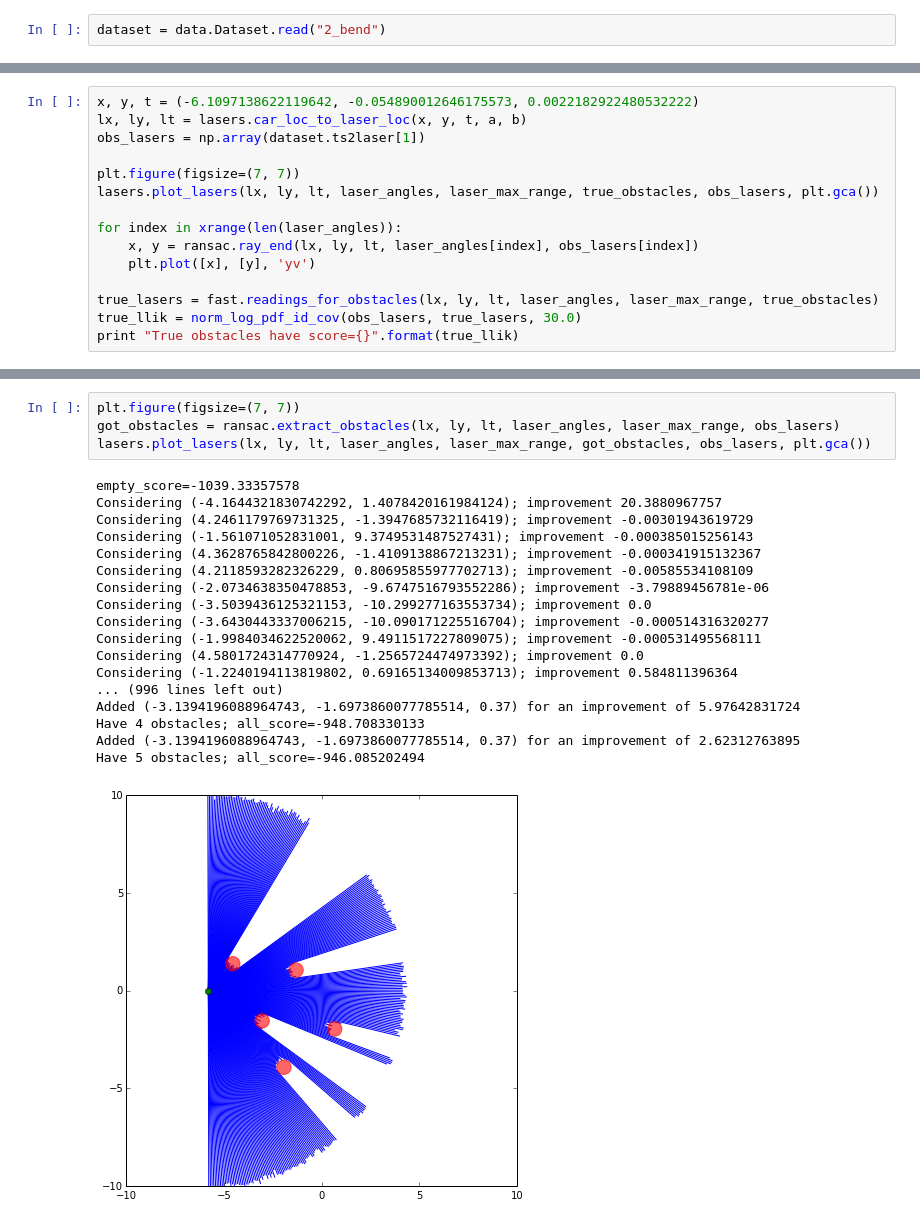
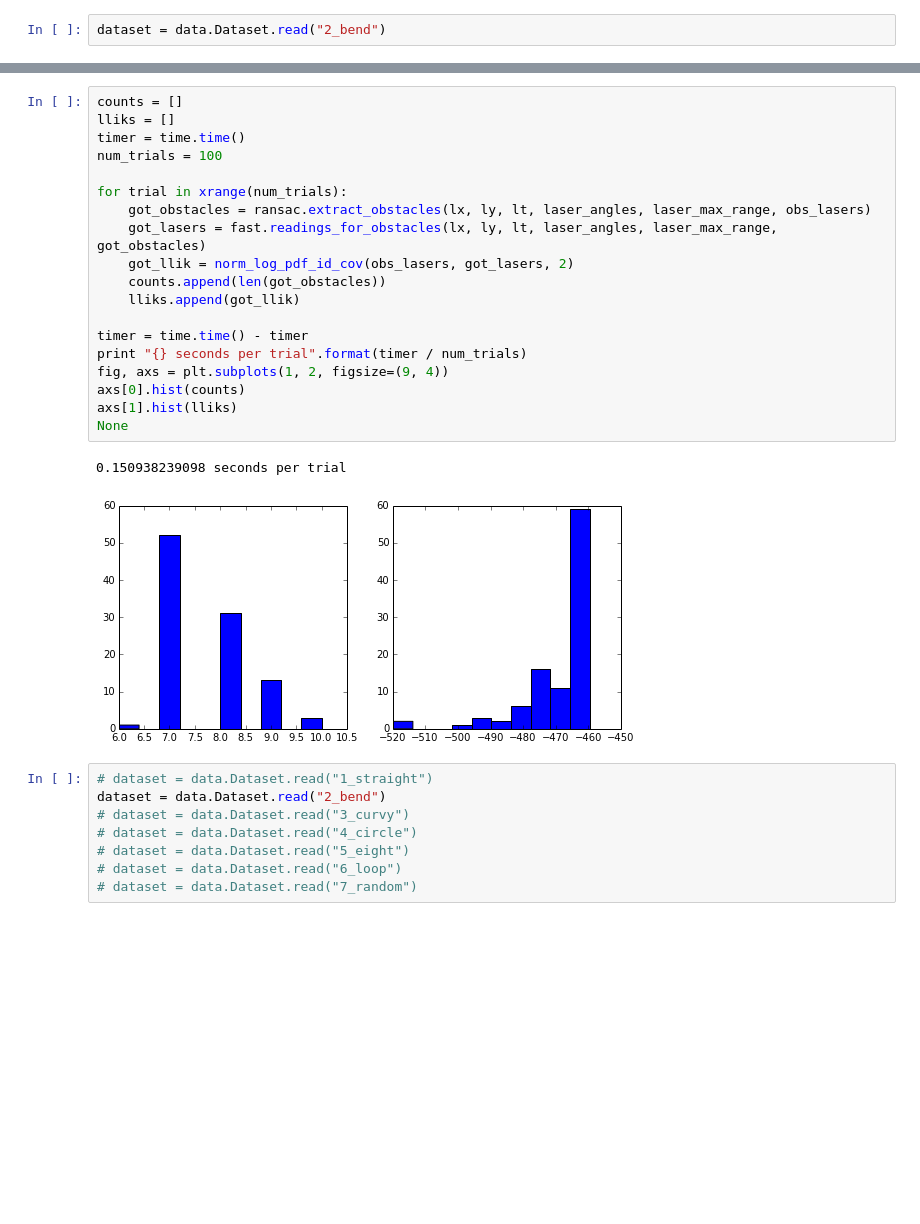
Before and after one commit to BayesianLogic/ppaml-slam, a Jupyter notebook: python-src/ppaml_car/explore_ransac.ipynb, the cells around one changed output, grey strips where cells are left out. Cells and saved outputs as stored; diff of their text form; blank space fills up the shorter version.

```diff
--- a/python-src/ppaml_car/explore_ransac.ipynb
+++ b/python-src/ppaml_car/explore_ransac.ipynb
@@ -19,17 +20,2 @@ true_obstacles = np.array(obstacles)
 laser_angles = lasers.default_laser_angles()
 laser_max_range = lasers.default_laser_max_range()
-# %%
-x, y, t = (-6.1097138622119642, -0.054890012646175573, 0.0022182922480532222)
-lx, ly, lt = lasers.car_loc_to_laser_loc(x, y, t, a, b)
-obs_lasers = np.array(dataset.ts2laser[1])
-
-plt.figure(figsize=(7, 7))
-lasers.plot_lasers(lx, ly, lt, laser_angles, laser_max_range, true_obstacles, obs_lasers, plt.gca())
-
-for index in xrange(len(laser_angles)):
-    x, y = ransac.ray_end(lx, ly, lt, laser_angles[index], obs_lasers[index])
-    plt.plot([x], [y], 'yv')
-
-true_lasers = fast.readings_for_obstacles(lx, ly, lt, laser_angles, laser_max_range, true_obstacles)
-true_llik = norm_log_pdf_id_cov(obs_lasers, true_lasers, 30.0)
-print "True obstacles have score={}".format(true_llik)
@@ -64,23 +22,30 @@ Considering (-2.6169060748224071, 9.8987267035301318); improvement 0.0
-# %%
-plt.figure(figsize=(7, 7))
-got_obstacles = ransac.extract_obstacles(lx, ly, lt, laser_angles, laser_max_range, obs_lasers)
-lasers.plot_lasers(lx, ly, lt, laser_angles, laser_max_range, got_obstacles, obs_lasers, plt.gca())
-# %% [output]
-empty_score=-1039.33357578
-Considering (-4.1644321830742292, 1.4078420161984124); improvement 20.3880967757
-Considering (4.2461179769731325, -1.3947685732116419); improvement -0.00301943619729
-Considering (-1.561071052831001, 9.3749531487527431); improvement -0.000385015256143
-Considering (4.3628765842800226, -1.4109138867213231); improvement -0.000341915132367
-Considering (4.2118593282326229, 0.80695855977702713); improvement -0.00585534108109
-Considering (-2.0734638350478853, -9.6747516793552286); improvement -3.79889456781e-06
-Considering (-3.5039436125321153, -10.299277163553734); improvement 0.0
-Considering (-3.6430443337006215, -10.090171225516704); improvement -0.000514316320277
-Considering (-1.9984034622520062, 9.4911517227809075); improvement -0.000531495568111
-Considering (4.5801724314770924, -1.2565724474973392); improvement 0.0
-Considering (-1.2240194113819802, 0.69165134009853713); improvement 0.584811396364
-... (996 lines left out)
-Added (-3.1394196088964743, -1.6973860077785514, 0.37) for an improvement of 5.97642831724
-Have 4 obstacles; all_score=-948.708330133
-Added (-3.1394196088964743, -1.6973860077785514, 0.37) for an improvement of 2.62312763895
-Have 5 obstacles; all_score=-946.085202494
-[figure, removed]
+# %%
+counts = []
+lliks = []
+timer = time.time()
+num_trials = 100
+
+for trial in xrange(num_trials):
+    got_obstacles = ransac.extract_obstacles(lx, ly, lt, laser_angles, laser_max_range, obs_lasers)
+    got_lasers = fast.readings_for_obstacles(lx, ly, lt, laser_angles, laser_max_range, got_obstacles)
+    got_llik = norm_log_pdf_id_cov(obs_lasers, got_lasers, 2)
+    counts.append(len(got_obstacles))
+    lliks.append(got_llik)
+
+timer = time.time() - timer
+print "{} seconds per trial".format(timer / num_trials)
+fig, axs = plt.subplots(1, 2, figsize=(9, 4))
+axs[0].hist(counts)
+axs[1].hist(lliks)
+None
+# %% [output]
+0.150938239098 seconds per trial
+[figure, added]
+# %%
+# dataset = data.Dataset.read("1_straight")
+dataset = data.Dataset.read("2_bend")
+# dataset = data.Dataset.read("3_curvy")
+# dataset = data.Dataset.read("4_circle")
+# dataset = data.Dataset.read("5_eight")
+# dataset = data.Dataset.read("6_loop")
+# dataset = data.Dataset.read("7_random")
```
Also changed, not shown: parts of 8 cells of this notebook, 1 other file.
